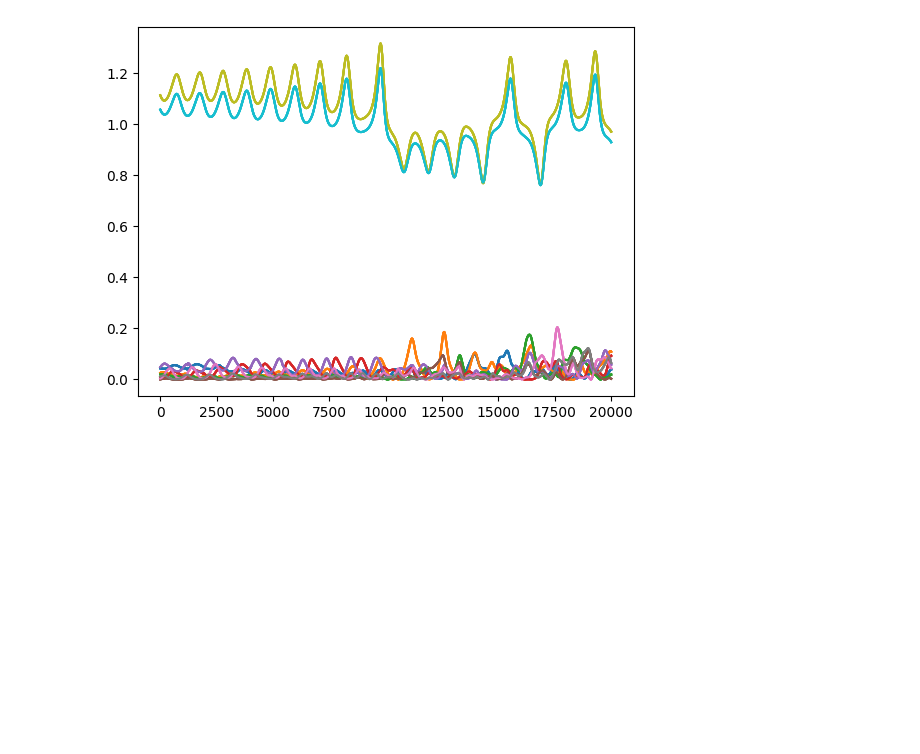
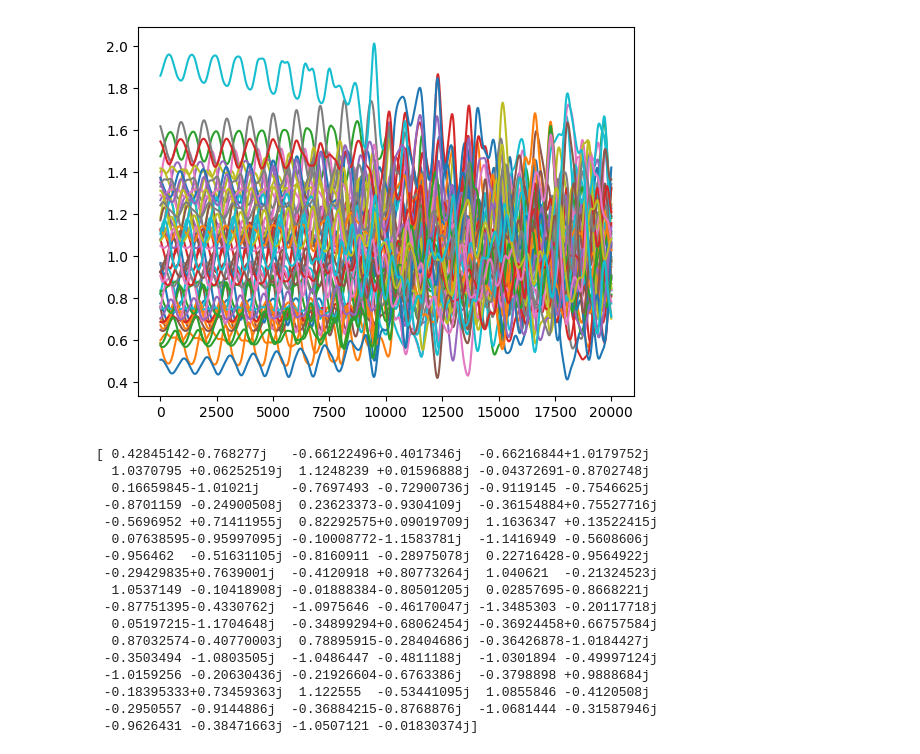
Before and after one commit to 1400073/time_domain_work, a Jupyter notebook: check_jupy.ipynb, the cells around one changed output. Cells and saved outputs as stored; diff of their text form; code cells hidden in the pictures; blank space fills up the shorter version.

```diff
--- a/check_jupy.ipynb
+++ b/check_jupy.ipynb
@@ -22,14 +22,32 @@ from scipy.integrate import solve_ivp
 from scipy.interpolate import CubicSpline
 from scipy.interpolate import interp1d
 # %%
-data = np.load("X_mmi_binary_final.npz")
+data = np.load("X_mmi_binary_10.npz")
 X_re    = data["X_re"]
 X_im    = data["X_im"]
 y = data["labels"]
 y_data = np.asarray(y, dtype=float)
 X_data    = X_re + 1j * X_im
-plt.plot(np.abs(X_data[0:20000])**2)
+plt.plot(np.abs(X_data[00000:20000])**2)
 plt.show()
+print(X_data[0])
 # %% [output]
-[figure, old version]
+[figure, new version]
+[ 0.42845142-0.768277j   -0.66122496+0.4017346j  -0.66216844+1.0179752j
+  1.0370795 +0.06252519j  1.1248239 +0.01596888j -0.04372691-0.8702748j
+  0.16659845-1.01021j    -0.7697493 -0.72900736j -0.9119145 -0.7546625j
+ -0.8701159 -0.24900508j  0.23623373-0.9304109j  -0.36154884+0.75527716j
+ -0.5696952 +0.71411955j  0.82292575+0.09019709j  1.1636347 +0.13522415j
+  0.07638595-0.95997095j -0.10008772-1.1583781j  -1.1416949 -0.5608606j
+ -0.956462  -0.51631105j -0.8160911 -0.28975078j  0.22716428-0.9564922j
+ -0.29429835+0.7639001j  -0.4120918 +0.80773264j  1.040621  -0.21324523j
+  1.0537149 -0.10418908j -0.01888384-0.80501205j  0.02857695-0.8668221j
+ -0.87751395-0.4330762j  -1.0975646 -0.46170047j -1.3485303 -0.20117718j
+  0.05197215-1.1704648j  -0.34899294+0.68062454j -0.36924458+0.66757584j
+  0.87032574-0.40770003j  0.78895915-0.28404686j -0.36426878-1.0184427j
+ -0.3503494 -1.0803505j  -1.0486447 -0.4811188j  -1.0301894 -0.49997124j
+ -1.0159256 -0.20630436j -0.21926604-0.6763386j  -0.3798898 +0.9888684j
+ -0.18395333+0.73459363j  1.122555  -0.53441095j  1.0855846 -0.4120508j
+ -0.2950557 -0.9144886j  -0.36884215-0.8768876j  -1.0681444 -0.31587946j
+ -0.9626431 -0.38471663j -1.0507121 -0.01830374j]
 # %%
```
Also changed, not shown: parts of 8 cells of this notebook, 12 other files.
